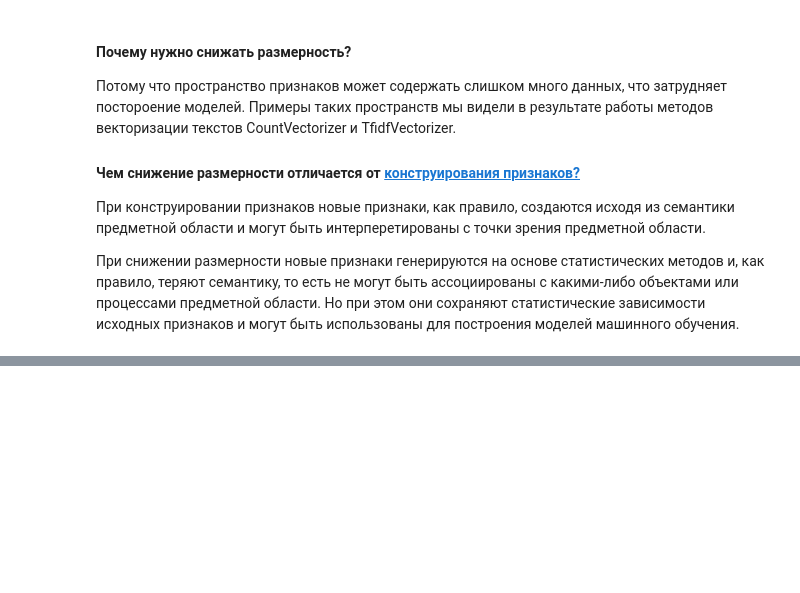
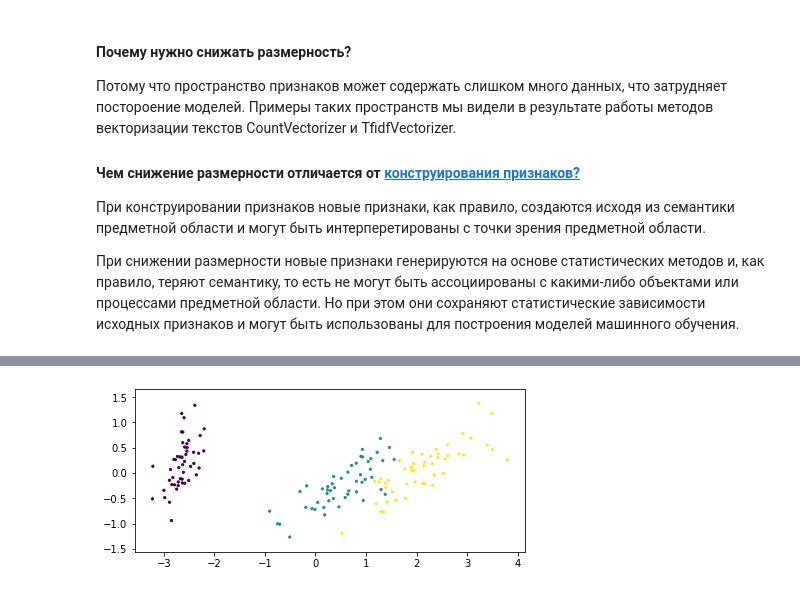
Before and after one commit to ugapanyuk/ml_course_2020, a Jupyter notebook: common/notebooks/dims/dims.ipynb, the cells around one changed output, grey strips where cells are left out. Cells and saved outputs as stored; diff of their text form; code cells hidden in the pictures; blank space fills up the shorter version.

```diff
--- a/common/notebooks/dims/dims.ipynb
+++ b/common/notebooks/dims/dims.ipynb
@@ -15,0 +103,4 @@
+# %%
+iris = datasets.load_iris()
+iris_X, iris_y = iris.data, iris.target
+iris_X[:10]
@@ -15,0 +118,5 @@
+# %%
+pca = PCA(n_components=2)
+X_reduced = pca.fit_transform(iris_X)
+print('Доля объясненной дисперсии: {}, сумма={}'.format(pca.explained_variance_ratio_, np.sum(pca.explained_variance_ratio_)))
+X_reduced[:10]
@@ -15,0 +135,7 @@
+# %%
+plt.figure(figsize=(7,3))
+plt.scatter(X_reduced[:, 0], X_reduced[:, 1], s=5, c=iris_y)
+plt.axis('equal')
+plt.show()
+# %% [output]
+[figure, added]
```
Also changed, not shown: parts of 17 cells of this notebook.
